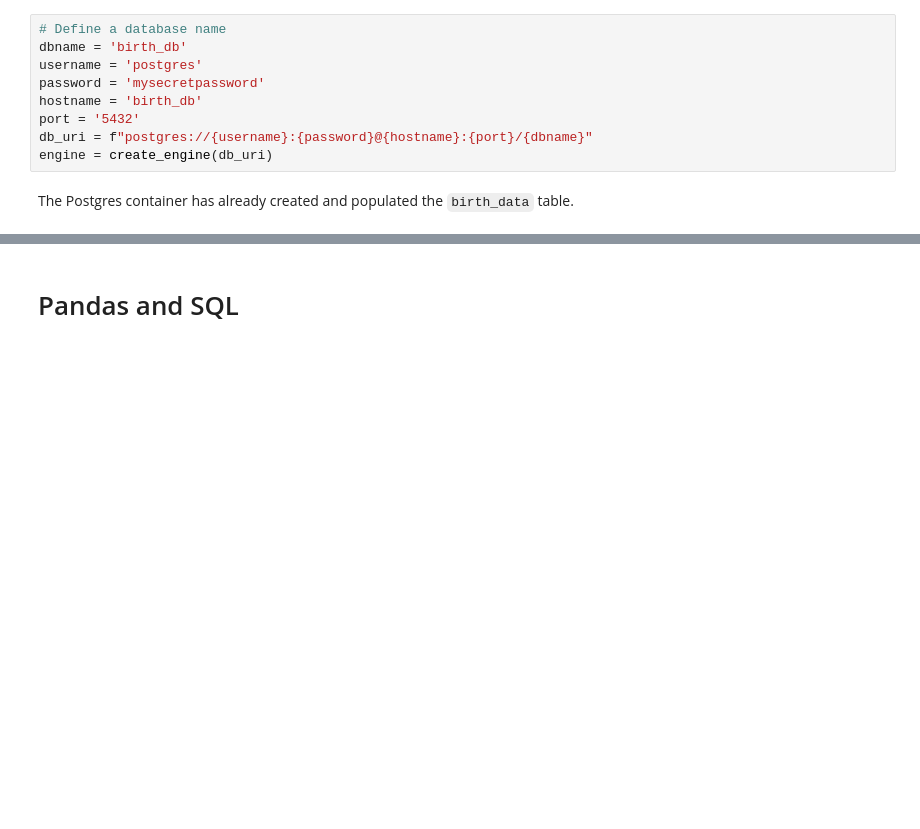
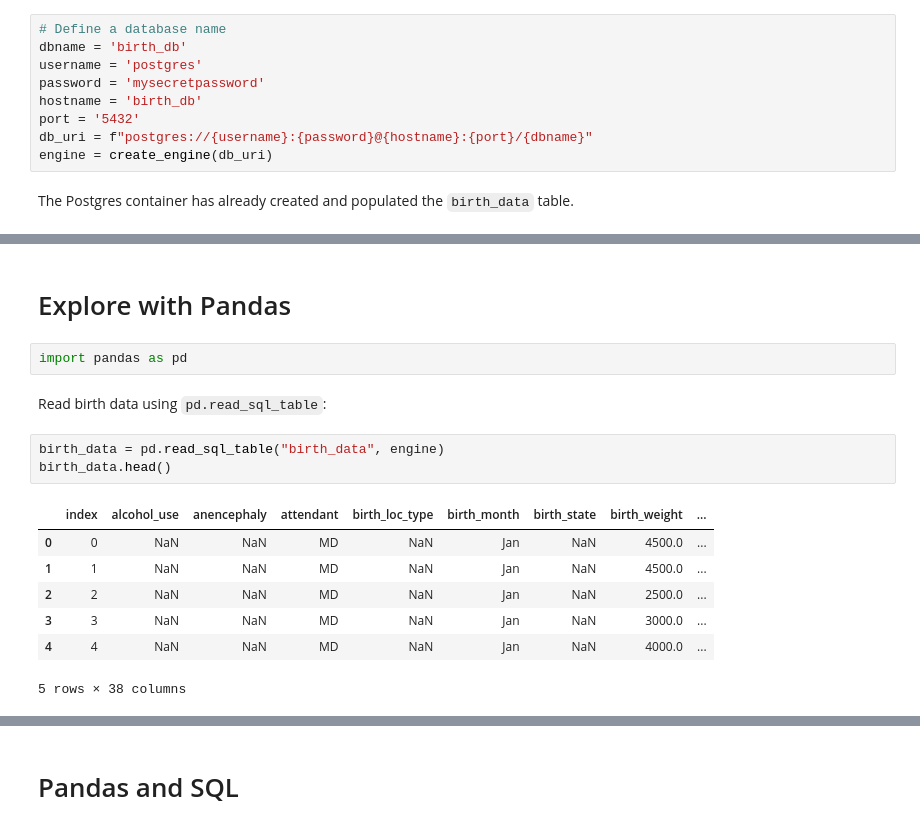
Before and after one commit to jrnold/insight-ds-docker, a Jupyter notebook: DS_Docker_setup.ipynb, the cells around one changed output, grey strips where cells are left out. Cells and saved outputs as stored; diff of their text form; blank space fills up the shorter version.

```diff
--- a/DS_Docker_setup.ipynb
+++ b/DS_Docker_setup.ipynb
@@ -30,0 +30,17 @@ OperationalError: (psycopg2.OperationalError) could not translate host name "bir
+# %% [markdown]
+# Explore with Pandas
+# %%
+import pandas as pd
+# %% [markdown]
+Read birth data using `pd.read_sql_table`:
+# %%
+birth_data = pd.read_sql_table("birth_data", engine)
+birth_data.head()
+# %% [output]
+|  | index | alcohol_use | anencephaly | attendant | birth_loc_type | birth_month | birth_state | birth_weight | ... |
+| 0 | 0 | NaN | NaN | MD | NaN | Jan | NaN | 4500.0 | ... |
+| 1 | 1 | NaN | NaN | MD | NaN | Jan | NaN | 4500.0 | ... |
+| 2 | 2 | NaN | NaN | MD | NaN | Jan | NaN | 2500.0 | ... |
+| 3 | 3 | NaN | NaN | MD | NaN | Jan | NaN | 3000.0 | ... |
+| 4 | 4 | NaN | NaN | MD | NaN | Jan | NaN | 4000.0 | ... |
+5 rows × 38 columns
```
Also changed, not shown: parts of 39 cells of this notebook, 4 other files.
